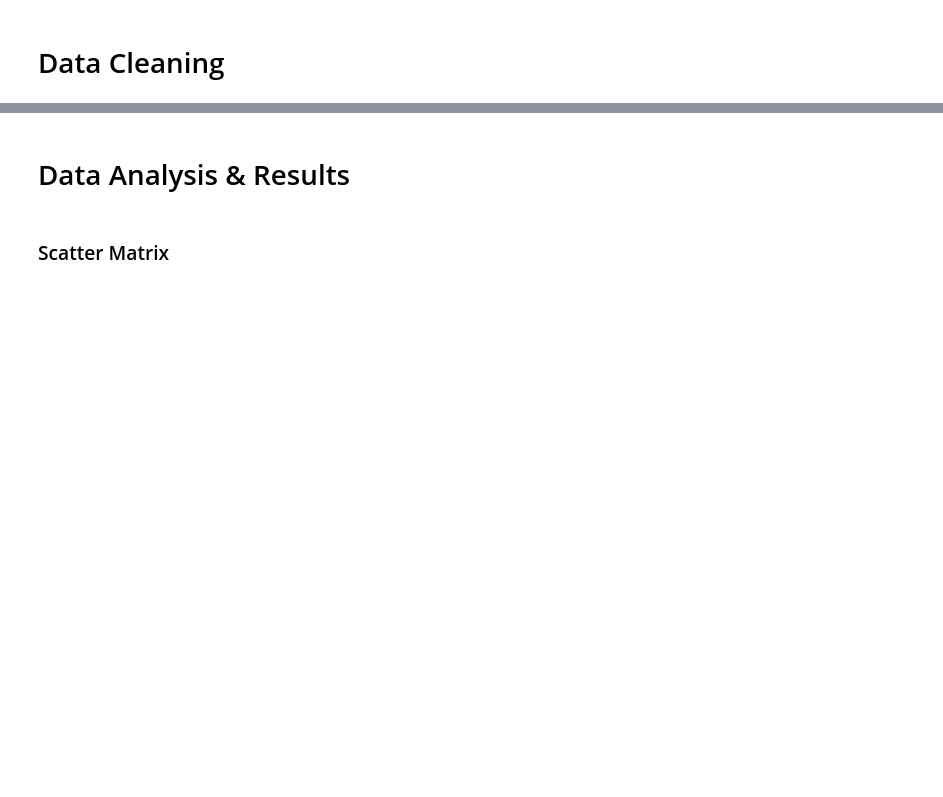
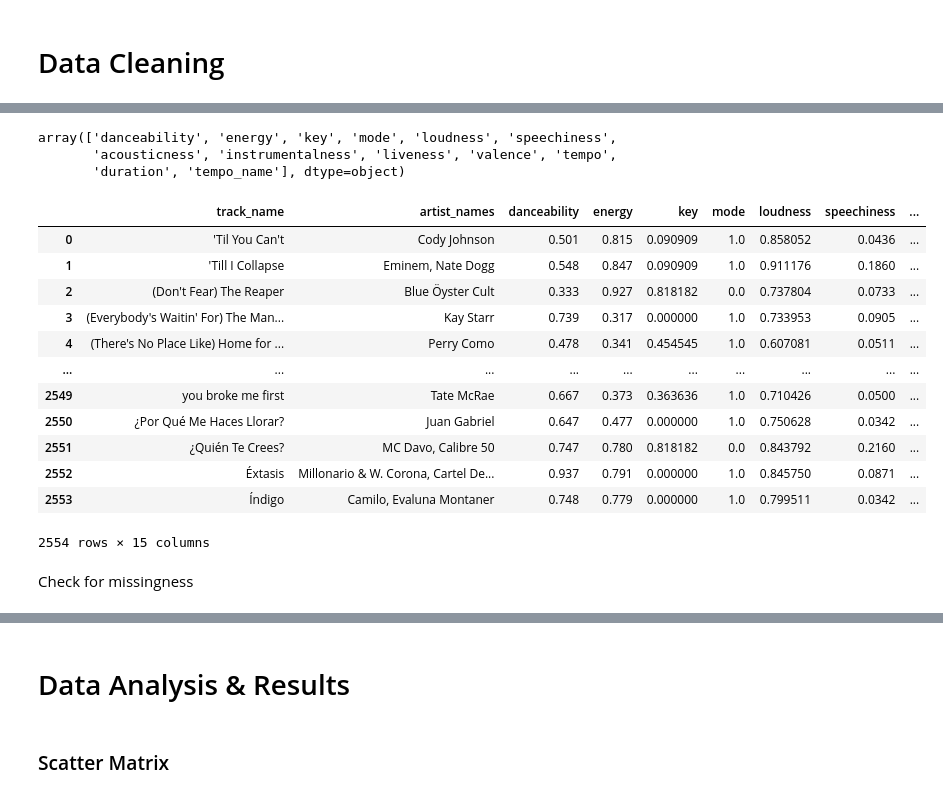
Before and after one commit to natdosan/Spotify-Unsupervised-Learning, a Jupyter notebook: src/FinalProjectGroup_Sp23_The_group_chat.ipynb, the cells around one changed output, grey strips where cells are left out. Cells and saved outputs as stored; diff of their text form; code cells hidden in the pictures; blank space fills up the shorter version.

```diff
--- a/src/FinalProjectGroup_Sp23_The_group_chat.ipynb
+++ b/src/FinalProjectGroup_Sp23_The_group_chat.ipynb
@@ -64,0 +90,58 @@ Describe your data cleaning steps here.
+# %%
+def return_tempo(tempo):
+    """
+    Returns a number corresponding to a categorical class for each tempo
+    These tempos align with the standard names used in music composition
+    """
+    if tempo < 60:
+        return 0
+    elif tempo < 90:
+        return 1 / 6
+    elif tempo < 110:
+        return 2 / 6
+    elif tempo < 120:
+        return 3 / 6
+    elif tempo < 160:
+        return 4 / 6
+    elif tempo < 180:
+        return 5 / 6
+    else:
+        return 6 / 6
+
+charts = charts.assign(tempo_name = charts['tempo'].apply(return_tempo))
+# %%
+# define our features
+features_array = np.array(charts.columns)
+features = np.delete(features_array, [0, 1])
+features
+# %% [output]
+array(['danceability', 'energy', 'key', 'mode', 'loudness', 'speechiness',
+       'acousticness', 'instrumentalness', 'liveness', 'valence', 'tempo',
+       'duration', 'tempo_name'], dtype=object)
+# %%
+# convert milliseconds to minutes
+charts = charts.assign(duration_min = charts['duration'] / 60000).drop(columns=['duration'])
+
+# feature scaling
+scaler = MinMaxScaler()
+scaler.fit(np.array(charts[['tempo', 'loudness', 'duration_min', 'key', 'mode']]))
+charts[['tempo', 'loudness', 'duration_min', 'key', 'mode']] = scaler.transform(np.array(charts[['tempo', 'loudness', 'duration_min', 'key', 'mode']]))
+
+# Scaled!
+charts
+# %% [output]
+|  | track_name | artist_names | danceability | energy | key | mode | loudness | speechiness | ... |
+| 0 | 'Til You Can't | Cody Johnson | 0.501 | 0.815 | 0.090909 | 1.0 | 0.858052 | 0.0436 | ... |
+| 1 | 'Till I Collapse | Eminem, Nate Dogg | 0.548 | 0.847 | 0.090909 | 1.0 | 0.911176 | 0.1860 | ... |
+| 2 | (Don't Fear) The Reaper | Blue Öyster Cult | 0.333 | 0.927 | 0.818182 | 0.0 | 0.737804 | 0.0733 | ... |
+| 3 | (Everybody's Waitin' For) The Man... | Kay Starr | 0.739 | 0.317 | 0.000000 | 1.0 | 0.733953 | 0.0905 | ... |
+| 4 | (There's No Place Like) Home for ... | Perry Como | 0.478 | 0.341 | 0.454545 | 1.0 | 0.607081 | 0.0511 | ... |
+| ... | ... | ... | ... | ... | ... | ... | ... | ... | ... |
+| 2549 | you broke me first | Tate McRae | 0.667 | 0.373 | 0.363636 | 1.0 | 0.710426 | 0.0500 | ... |
+| 2550 | ¿Por Qué Me Haces Llorar? | Juan Gabriel | 0.647 | 0.477 | 0.000000 | 1.0 | 0.750628 | 0.0342 | ... |
+| 2551 | ¿Quién Te Crees? | MC Davo, Calibre 50 | 0.747 | 0.780 | 0.818182 | 0.0 | 0.843792 | 0.2160 | ... |
+| 2552 | Éxtasis | Millonario & W. Corona, Cartel De... | 0.937 | 0.791 | 0.000000 | 1.0 | 0.845750 | 0.0871 | ... |
+| 2553 | Índigo | Camilo, Evaluna Montaner | 0.748 | 0.779 | 0.000000 | 1.0 | 0.799511 | 0.0342 | ... |
+2554 rows × 15 columns
+# %% [markdown]
+Check for missingness
```
Also changed, not shown: parts of 7 cells of this notebook.
